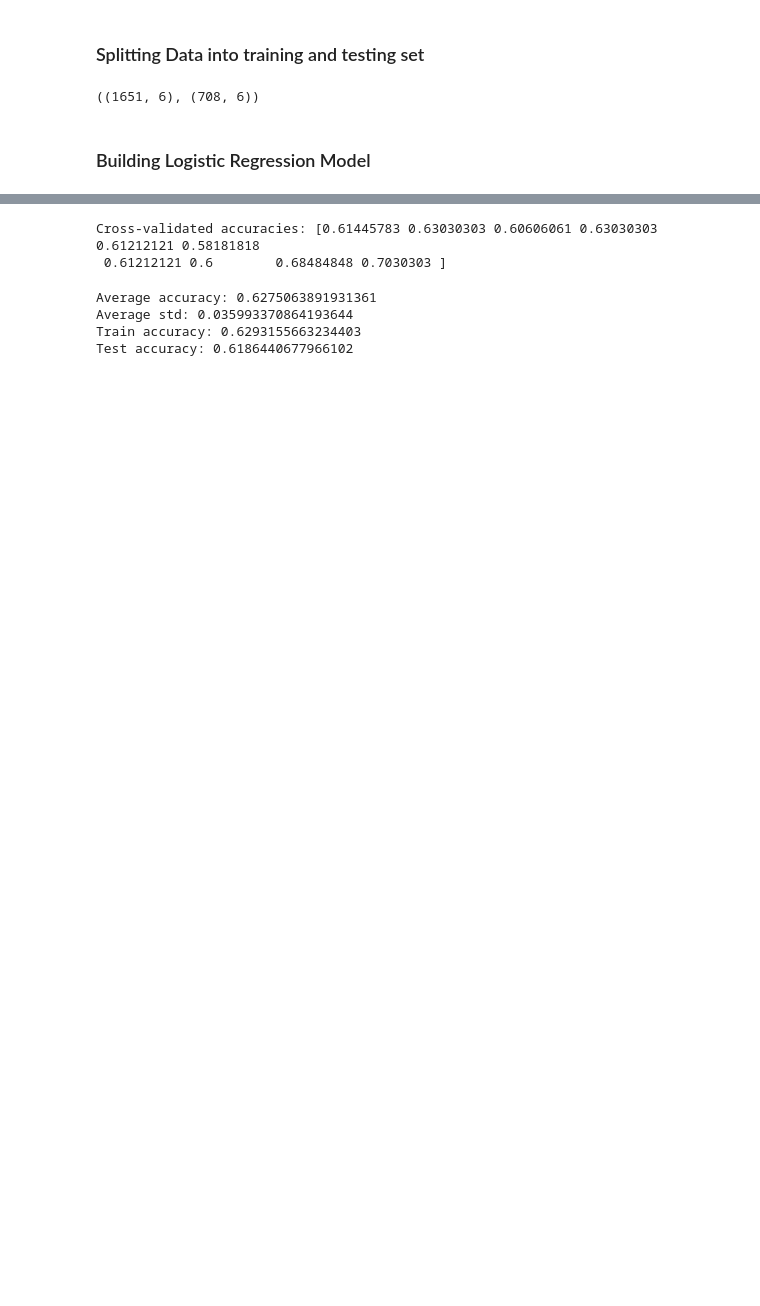
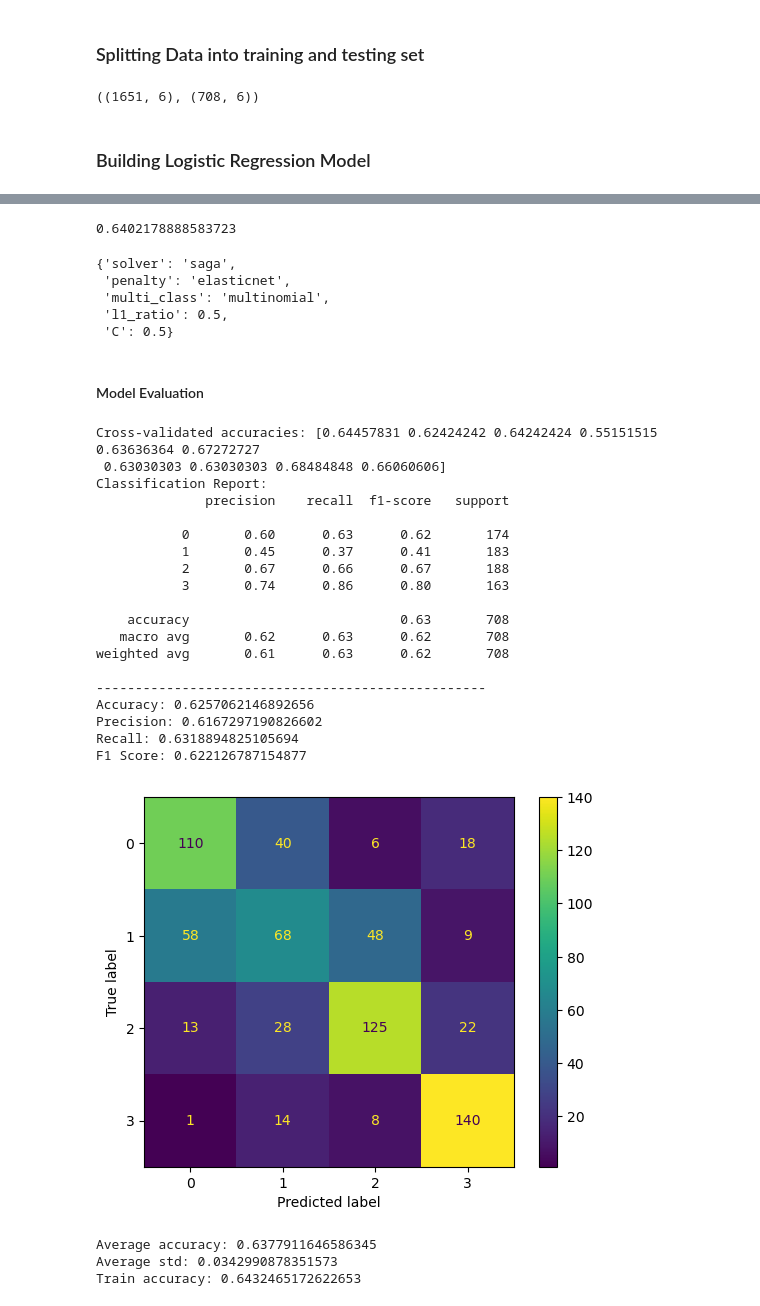
Before and after one commit to H-Neethika/Weather_Prediction_ML, a Jupyter notebook: Weather_Prediction/DT_LG_Model.ipynb, the cells around one changed output, grey strips where cells are left out. Saved outputs shown, nothing was run; the diff lists cells and outputs as text; code cells hidden in the pictures; blank space fills up the shorter version.

```diff
--- a/Weather_Prediction/DT_LG_Model.ipynb
+++ b/Weather_Prediction/DT_LG_Model.ipynb
@@ -1069,0 +1140,17 @@ x_train.shape,x_test.shape
+# %%
+# Importing cross_val_score and LogisticRegression from scikit-learn
+from sklearn.linear_model import LogisticRegression
+
+# Creating an instance of Logistic Regression
+logistic_model = LogisticRegression()
+from sklearn.model_selection import  RandomizedSearchCV, cross_val_score, KFold, GridSearchCV, RepeatedKFold
+
+param_grid = {'penalty': ['l1','l2','elasticnet'],
+              'C': [0.001,0.01,0.1,0.5],
+              'solver': ['newton-cg', 'lbfgs', 'liblinear', 'sag', 'saga'],
+              'multi_class': ['ovr', 'multinomial'],
+              'l1_ratio': [0.2,0.5,0.8]
+             }
+
+grid_lr = RandomizedSearchCV(logistic_model,param_grid,verbose=3,cv=5)
+grid_lr.fit(x_train,y_train)
@@ -1070,34 +1231,59 @@ x_train.shape,x_test.shape
+# %%
+grid_lr.best_score_
+# %% [output]
+0.6402178888583723
+# %%
+grid_lr.best_params_
+# %% [output]
+{'solver': 'saga',
+ 'penalty': 'elasticnet',
+ 'multi_class': 'multinomial',
+ 'l1_ratio': 0.5,
+ 'C': 0.5}
+# %% [markdown]
+#### Model Evaluation
 # %%
-# Importing cross_val_score and LogisticRegression from scikit-learn
-from sklearn.model_selection import cross_val_score
-from sklearn.linear_model import LogisticRegression
 
-# Creating an instance of Logistic Regression
-logreg = LogisticRegression()
 
 # Performing cross-validation and obtaining the accuracies
-accuracies = cross_val_score(estimator=logreg, X=x_train, y=y_train, cv=10)
+accuracies = cross_val_score(estimator=logistic_model, X=x_train, y=y_train, cv=10)
 print("Cross-validated accuracies:", accuracies)
+
+# Call the function which is already defined in the early section
+train_and_evaluate_model(logistic_model, x_train, x_test, y_train, y_test)
 # %% [output]
-Cross-validated accuracies: [0.61445783 0.63030303 0.60606061 0.63030303 0.61212121 0.58181818
- 0.61212121 0.6        0.68484848 0.7030303 ]
+Cross-validated accuracies: [0.64457831 0.62424242 0.64242424 0.55151515 0.63636364 0.67272727
+ 0.63030303 0.63030303 0.68484848 0.66060606]
+Classification Report:
+              precision    recall  f1-score   support
+
+           0       0.60      0.63      0.62       174
+           1       0.45      0.37      0.41       183
+           2       0.67      0.66      0.67       188
+           3       0.74      0.86      0.80       163
+
+    accuracy                           0.63       708
+   macro avg       0.62      0.63      0.62       708
+weighted avg       0.61      0.63      0.62       708
+
+--------------------------------------------------
+Accuracy: 0.6257062146892656
+Precision: 0.6167297190826602
+Recall: 0.6318894825105694
+F1 Score: 0.622126787154877
+[figure, added]
 # %%
 # Calculate and print the average accuracy and standard deviation
 print("Average accuracy:", np.mean(accuracies))
 print("Average std:", np.std(accuracies))
 
 # Fit the logistic regression model on the training data
-logreg.fit(x_train, y_train)
+logistic_model.fit(x_train, y_train)
 
 # Print the train accuracy
-train_accuracy = logreg.score(x_train, y_train)
+train_accuracy = logistic_model.score(x_train, y_train)
 print("Train accuracy:",train_accuracy)
-
-# Print the test accuracy
-test_accuracy = logreg.score(x_test, y_test)
-print("Test accuracy:", test_accuracy)
 # %% [output]
-Average accuracy: 0.6275063891931361
-Average std: 0.035993370864193644
-Train accuracy: 0.6293155663234403
-Test accuracy: 0.6186440677966102
+Average accuracy: 0.6377911646586345
+Average std: 0.0342990878351573
+Train accuracy: 0.6432465172622653
```
Also changed, not shown: parts of 57 cells of this notebook.
